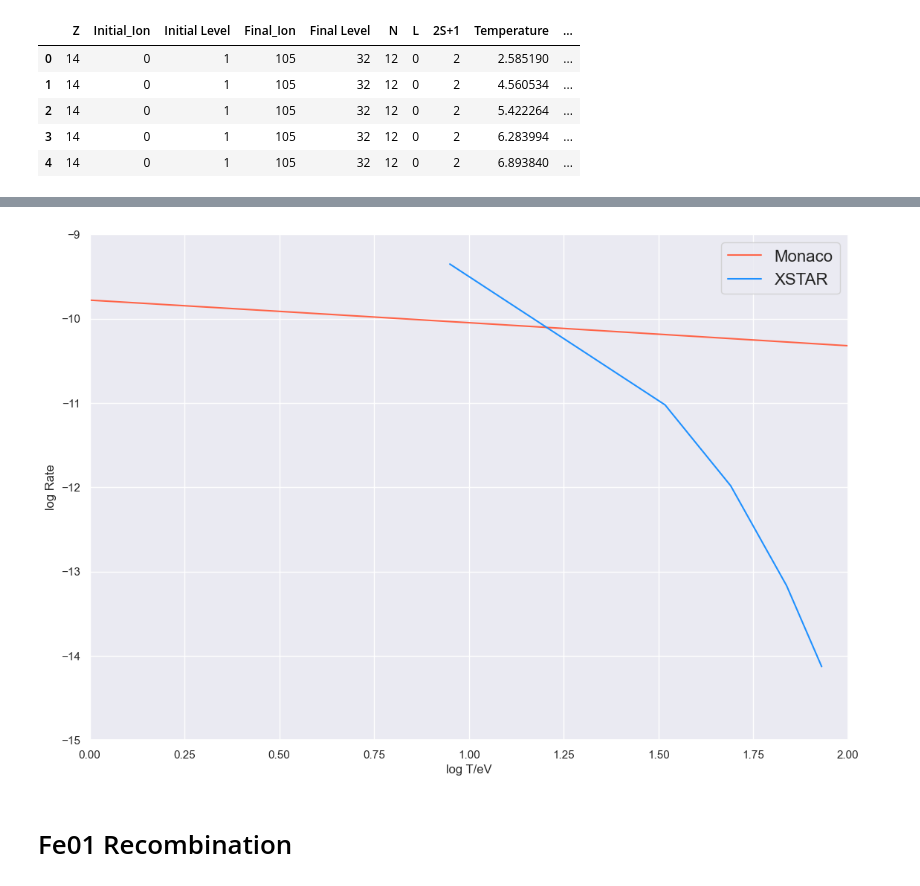
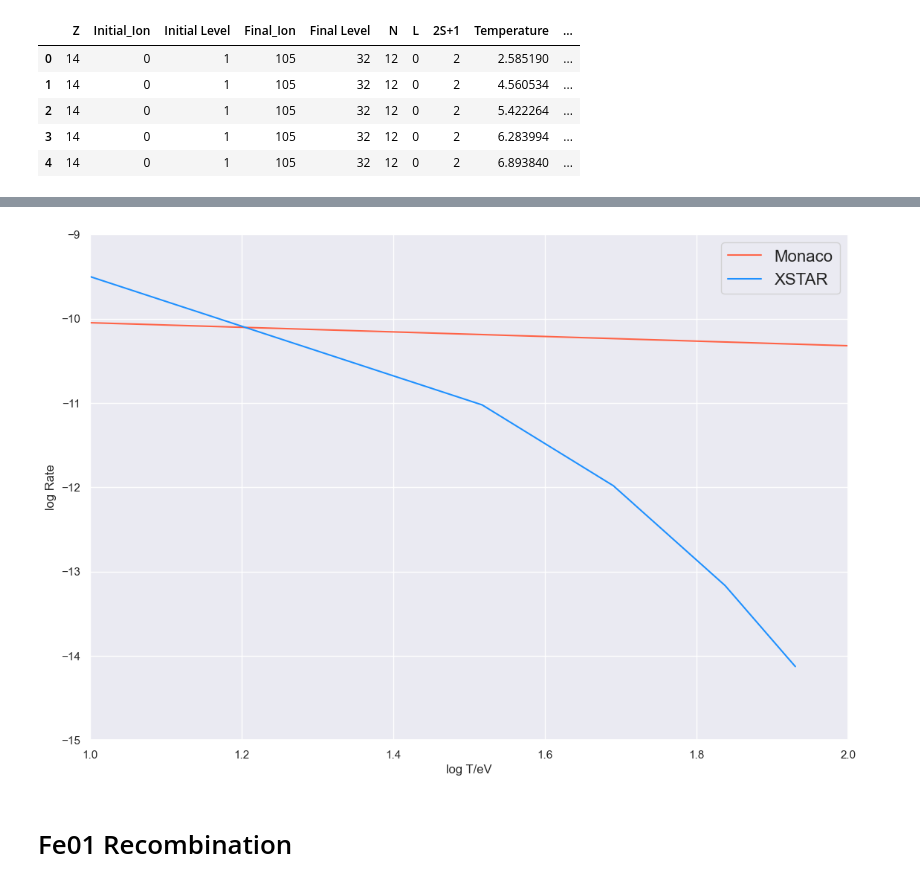
Before and after one commit to AtsushiTanimoto/AtomicDatabase, a Jupyter notebook: comparison.ipynb, the cells around one changed output, grey strips where cells are left out. Drawn from its saved outputs; the diff is of its cells as text; code cells hidden in the pictures.

```diff
--- a/comparison.ipynb
+++ b/comparison.ipynb
@@ -282,15 +271,15 @@ Monaco_Si01_Recombination
 # %%
 fi     = figure(figsize=(12,8),dpi=100)
 subplots_adjust(left=0.10, bottom=0.10, right=0.95, top=0.95)
-axis           ([+0e+0,+2e+0,-15e+0,-9e+0])
+axis           ([+1e+0,+2e+0,-15e+0,-9e+0])
 plot           (log(Monaco_Si01_Recombination["Temperature"]), log10(Monaco_Si01_Recombination["Rate"]), color="tomato"    , label="Monaco")
 plot           (log(Xstar_Si01_Recombination["Temperature"] ), log10(Xstar_Si01_Recombination["Rate"]) , color="dodgerblue", label="XSTAR")
 legend         (fontsize=16, loc="upper right")
 xlabel         ("log T/eV")
 ylabel         ("log Rate")
 savefig        ("./figure/09.png")
 # %% [output]
-[figure, old version]
+[figure, new version]
 # %% [markdown]
 # Fe01 Recombination
 # %%
```
Also changed, not shown: parts of 3 cells of this notebook, 2 other files.
